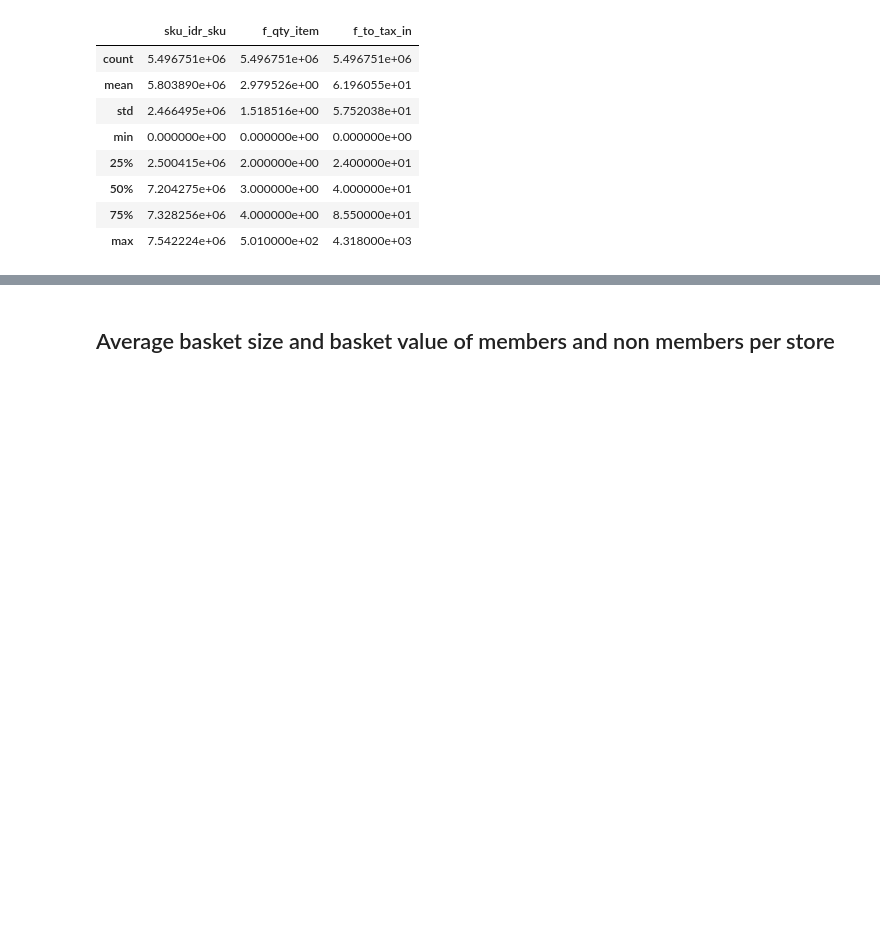
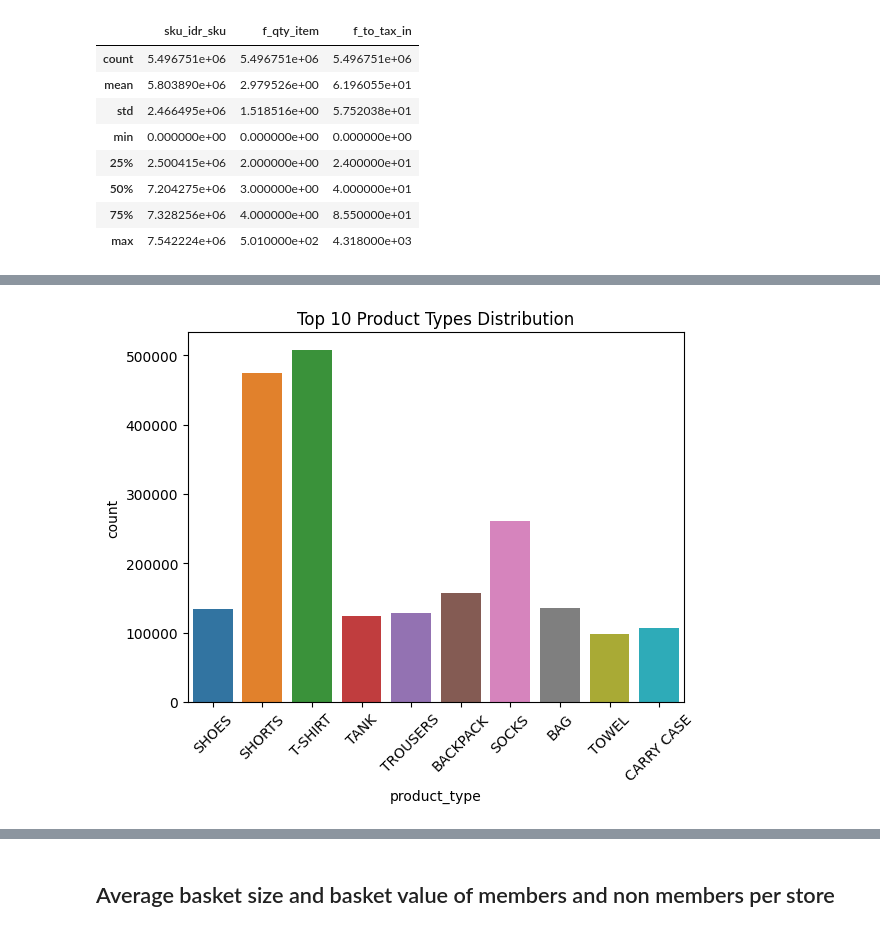
Before and after one commit to erictan23/decathlon, a Jupyter notebook: analysis.ipynb, the cells around one changed output, grey strips where cells are left out. Saved outputs shown, nothing was run; the diff lists cells and outputs as text; code cells hidden in the pictures; blank space fills up the shorter version.

```diff
--- a/analysis.ipynb
+++ b/analysis.ipynb
@@ -58,0 +97,10 @@ df.columns.isnull().sum()
+# %%
+top_n = 10
+top_product_types = df['product_type'].value_counts().nlargest(top_n).index
+
+sb.countplot(x='product_type', data=df[df['product_type'].isin(top_product_types)])
+plt.title(f'Top {top_n} Product Types Distribution')
+plt.xticks(rotation=45)
+plt.show()
+# %% [output]
+[figure, added]
```
Also changed, not shown: parts of 100 cells of this notebook.
